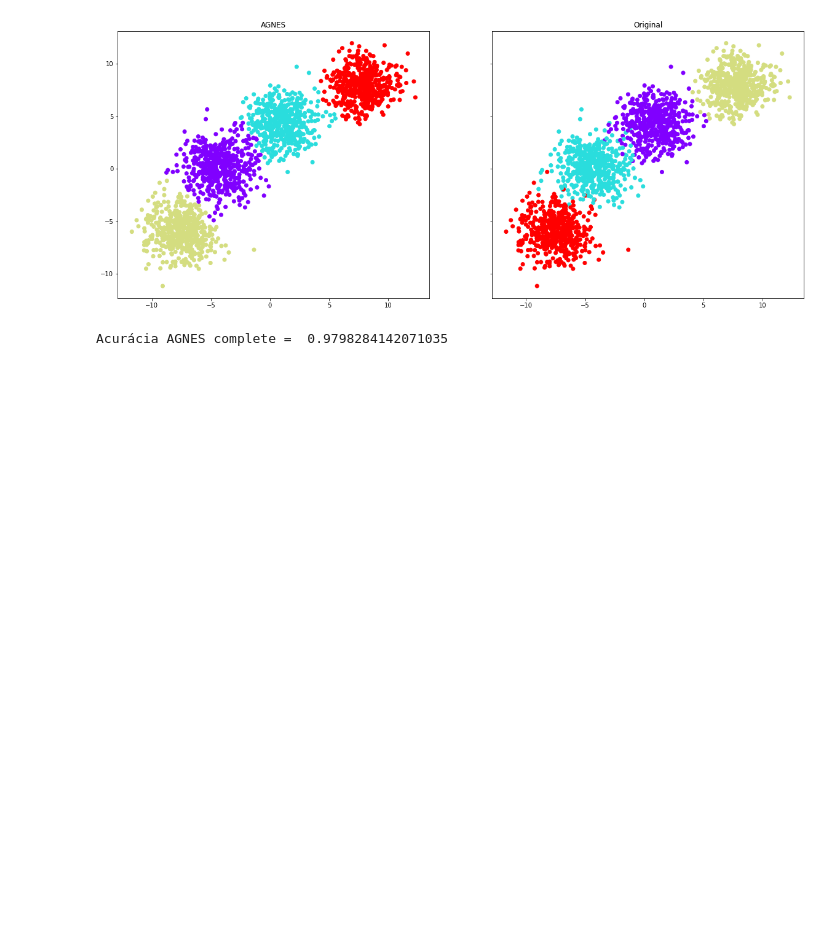
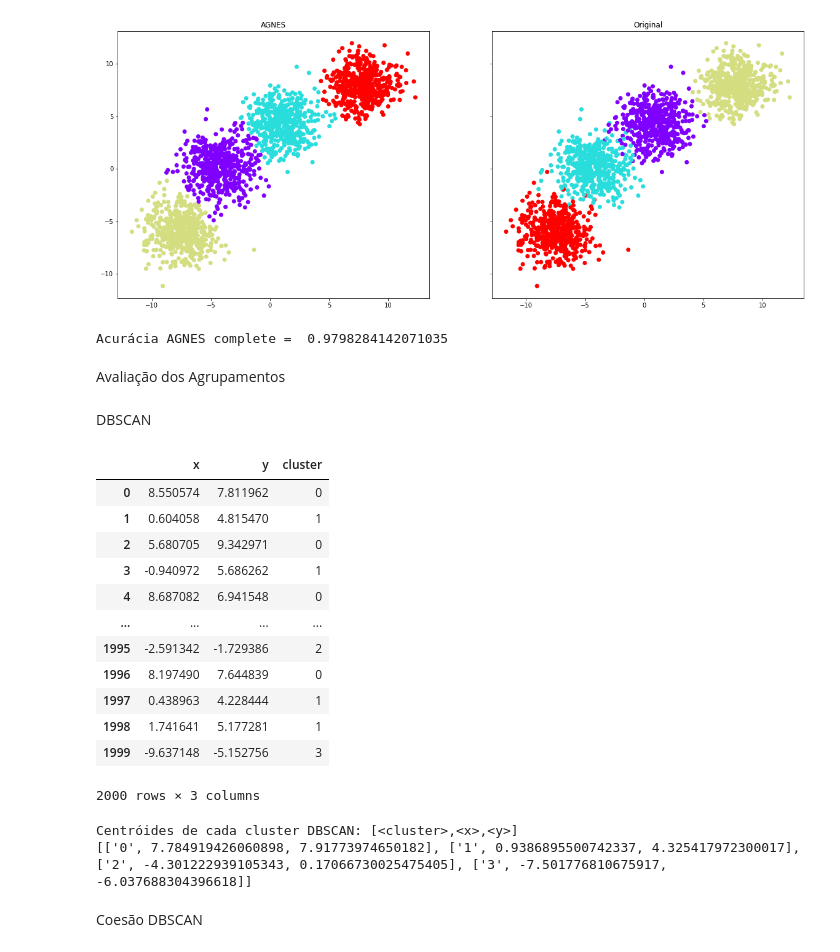
Before and after one commit to viniolvs/ML-clustering, a Jupyter notebook: trab2.ipynb, the cells around one changed output. Cells and saved outputs as stored; diff of their text form; code cells hidden in the pictures; blank space fills up the shorter version.

```diff
--- a/trab2.ipynb
+++ b/trab2.ipynb
@@ -212,3 +212,61 @@ ax2.scatter(x,y,c=labels,cmap="rainbow")
 print("Acurácia AGNES",param[1],"= ",metrics.rand_score(labels,agnes.labels_))
 # %% [output]
 Acurácia AGNES complete =  0.9798284142071035
+# %% [markdown]
+Avaliação dos Agrupamentos
+# %% [markdown]
+DBSCAN
+# %%
+#DBSCAN
+
+#Monta um dataframe para cada tecnica de agrupamento, relacionando cada ponto com um cluster e calcula os centróides
+data = {
+    'x':[*x],
+    'y':[*y],
+    'cluster':[*dbscan.labels_]
+}
+df_dbscan = pd.DataFrame(data)
+df_dbscan
+# %% [output]
+|  | x | y | cluster |
+| 0 | 8.550574 | 7.811962 | 0 |
+| 1 | 0.604058 | 4.815470 | 1 |
+| 2 | 5.680705 | 9.342971 | 0 |
+| 3 | -0.940972 | 5.686262 | 1 |
+| 4 | 8.687082 | 6.941548 | 0 |
+| ... | ... | ... | ... |
+| 1995 | -2.591342 | -1.729386 | 2 |
+| 1996 | 8.197490 | 7.644839 | 0 |
+| 1997 | 0.438963 | 4.228444 | 1 |
+| 1998 | 1.741641 | 5.177281 | 1 |
+| 1999 | -9.637148 | -5.152756 | 3 |
+2000 rows × 3 columns
+# %%
+#Separa os pontos de cada cluster e calcula os centroides
+x_c0 = []; y_c0 = []
+x_c1 = []; y_c1 = []
+x_c2 = []; y_c2 = []
+x_c3 = []; y_c3 = []
+for i in range(2000):
+    if dbscan.labels_[i] == 0:
+        x_c0.append(x[i])
+        y_c0.append(y[i])
+    elif dbscan.labels_[i] == 1:
+        x_c1.append(x[i])
+        y_c1.append(y[i])
+    elif dbscan.labels_[i] == 2:
+        x_c2.append(x[i])
+        y_c2.append(y[i])
+    elif dbscan.labels_[i] == 3:
+        x_c3.append(x[i])
+        y_c3.append(y[i])
+
+#cluster, x, y
+centroids_dbscan = [ ['0',statistics.mean(x_c0),statistics.mean(y_c0)], ['1',statistics.mean(x_c1),statistics.mean(y_c1)], ['2',statistics.mean(x_c2),statistics.mean(y_c2)], ['3',statistics.mean(x_c3),statistics.mean(y_c3)]]
+print("Centróides de cada cluster DBSCAN: [<cluster>,<x>,<y>]")
+print(centroids_dbscan)
+# %% [output]
+Centróides de cada cluster DBSCAN: [<cluster>,<x>,<y>]
+[['0', 7.784919426060898, 7.91773974650182], ['1', 0.9386895500742337, 4.325417972300017], ['2', -4.301222939105343, 0.17066730025475405], ['3', -7.501776810675917, -6.037688304396618]]
+# %% [markdown]
+Coesão DBSCAN
```
Also changed, not shown: parts of 23 cells of this notebook.
